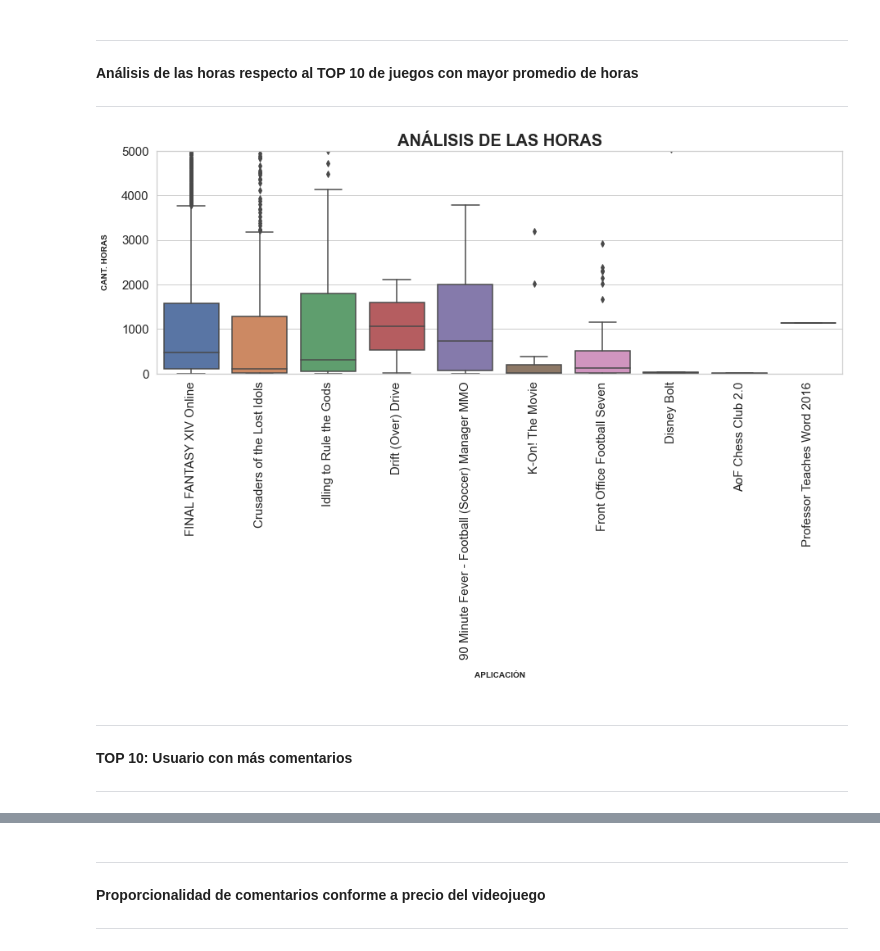
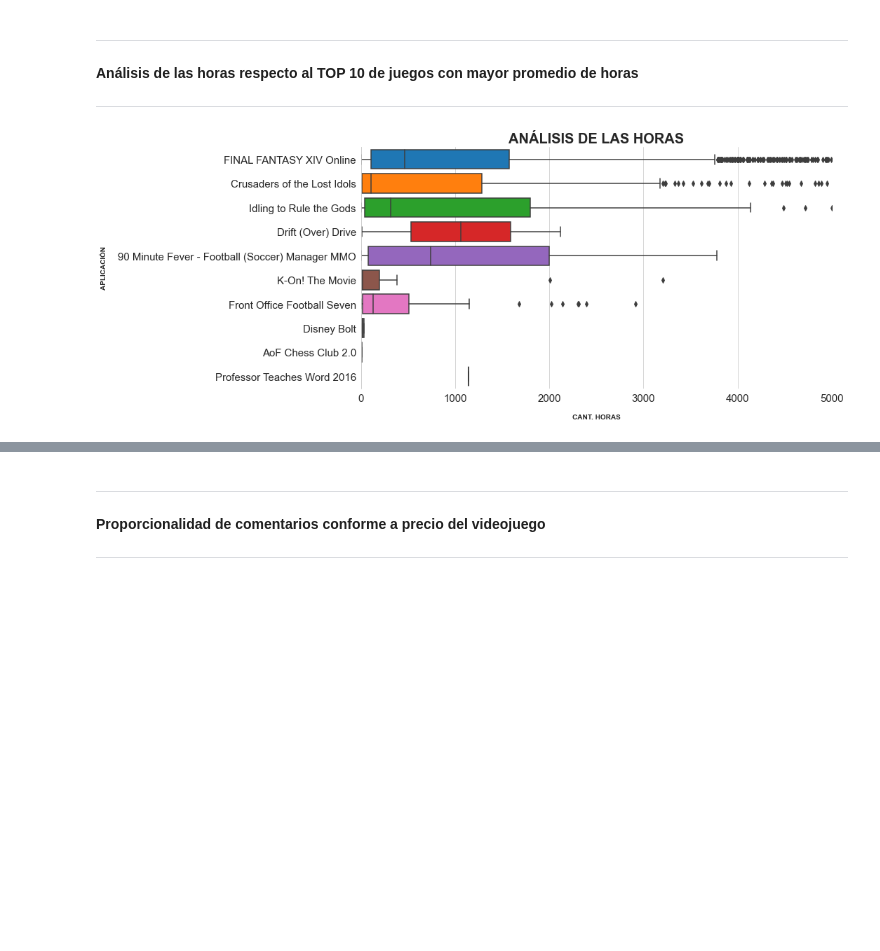
Before and after one commit to aaerror/Steam, a Jupyter notebook: Proyecto 03.ipynb, the cells around one changed output, grey strips where cells are left out. Saved outputs shown, nothing was run; the diff lists cells and outputs as text; code cells hidden in the pictures; blank space fills up the shorter version.

```diff
--- a/Proyecto 03.ipynb
+++ b/Proyecto 03.ipynb
@@ -912,7 +980,7 @@ array(['Free', 'Free Demo', 'Free HITMAN™ Holiday Pack', 'Free Mod',
 # %% [markdown]
 Transformamos los precios en una variable categórica para identificar cuáles son pagos y cuales gratuitos.
 # %%
-games['Precio'] = games.Precio.apply(lambda p: 'Paid' if (type(p) == float or p.startswith('Starting')) else 'Free')
+games['Precio'] = games.Precio.apply(lambda p: 'Pago' if (type(p) == float or p.startswith('Starting')) else 'Gratis')
 games['Precio'] = games['Precio'].astype('category')
 games.head()
 # %% [output]
@@ -981,4 +1047,5 @@
 # %%
-games.drop(columns=['Géneros', 'Especificaciones', 'Etiquetas', 'Url'], inplace=True)
+games.drop(columns=['Desarrollador', 'Especificaciones', 'Etiquetas', 'Fecha lanzamiento', 'Géneros', 'Sentimiento',
+                    'Url'], inplace=True)
 games.sample(5)
 # %% [output]
@@ -991,9 +1058,8 @@ games.sample(5)
 # %%
-games.drop(columns=['Sentimiento', 'Metascore'], inplace=True)
 games.reset_index(drop=True, inplace=True)
+games['GameID'] = games['GameID'].astype('uint32')
 games['Aplicación'] = games['Aplicación'].astype('string')
 games['Acceso previo'] = games['Acceso previo'].astype('category')
-games['GameID'] = games['GameID'].astype('uint32')
 games['Precio'] = games['Precio'].astype('category')
 games.info()
 # %% [output]
@@ -1052,0 +1207,7 @@ Realizamos algunas visualizaciones para entender nuestros datos.
+# %%
+idx = games.query('GameID in @idx_games.unique()').index
+games.loc[idx,'Acceso previo'] = True
+
+reviews_games = reviews.merge(games, how='left', left_on='GameID', right_on='GameID',
+                              suffixes=('REVIEWS_', 'GAMES_'))
+reviews_games.sample(5)
@@ -1080,21 +1570,16 @@ plt.show()
 # %%
 idx = data.GameID
 mask = reviews_games['GameID'].isin(idx)
 reviews_games[mask]
 
-plt.figure(figsize=(15,5))
-sns.boxplot(x='Aplicación', y='Cant. horas', data=reviews_games[mask])
+plt.figure(figsize=(15,6), tight_layout=True)
+sns.boxplot(y='Aplicación', x='Cant. horas', data=reviews_games[mask], saturation=1)
 plt.title('Análisis de las horas'.upper(), fontsize=20, fontweight='bold')
 plt.tick_params(labelsize=15)
-plt.xlabel('Aplicación'.upper(), fontsize=10, fontweight='bold', labelpad=15)
-plt.xticks(rotation=90)
-plt.ylabel('Cant. horas'.upper(), fontsize=10, fontweight='bold', labelpad=15)
-plt.ylim(0,5000)
+plt.xlabel('Cant. horas'.upper(), fontsize=10, fontweight='bold', labelpad=15)
+plt.xlim(0,5000)
+plt.ylabel('Aplicación'.upper(), fontsize=10, fontweight='bold', labelpad=15)
+sns.despine(bottom=True)
 plt.show()
 # %% [output]
-[figure, old version]
+[figure, new version]
-# %% [markdown]
----
-**TOP 10: Usuario con más comentarios**
-
----
```
Also changed, not shown: parts of 174 cells of this notebook.
